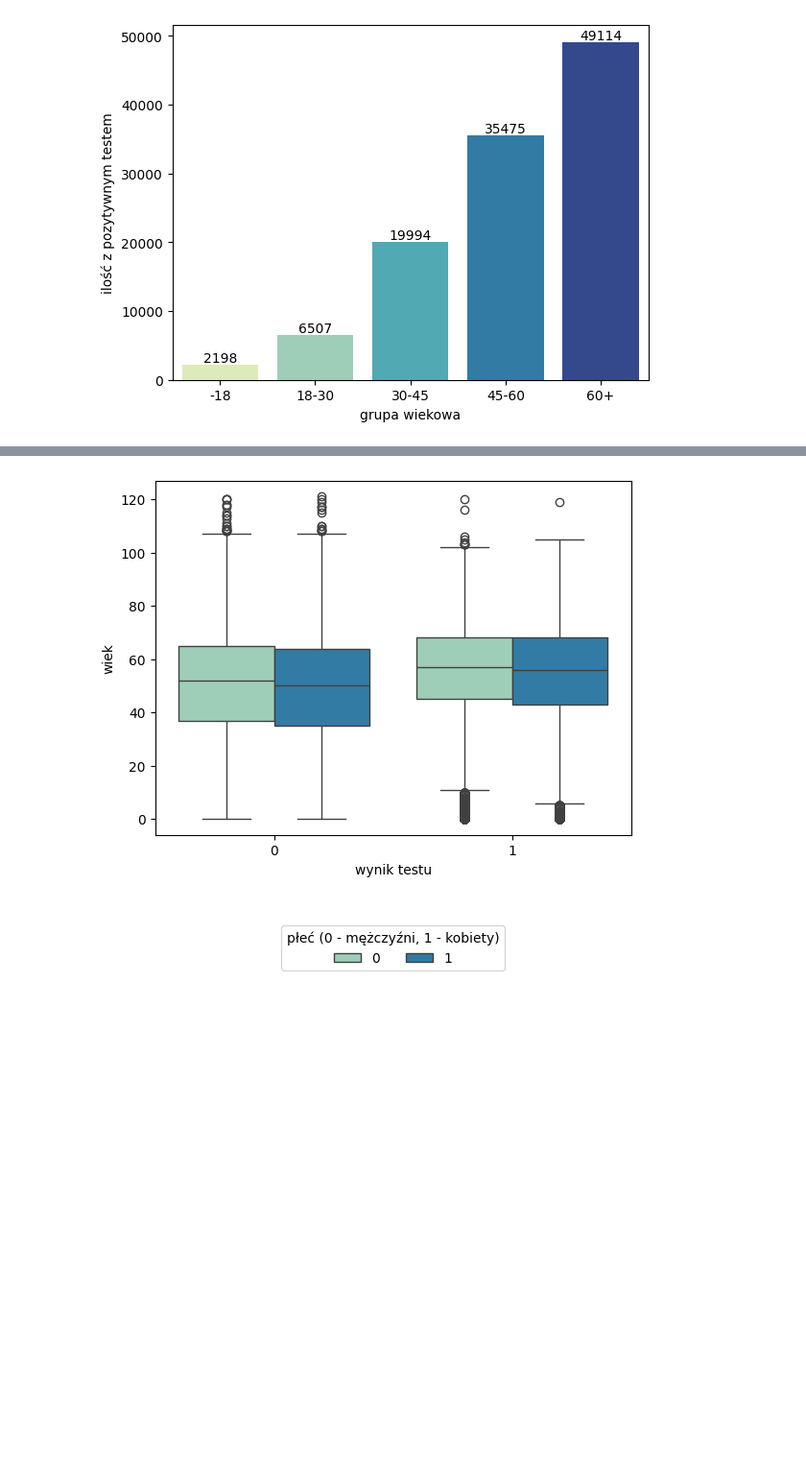
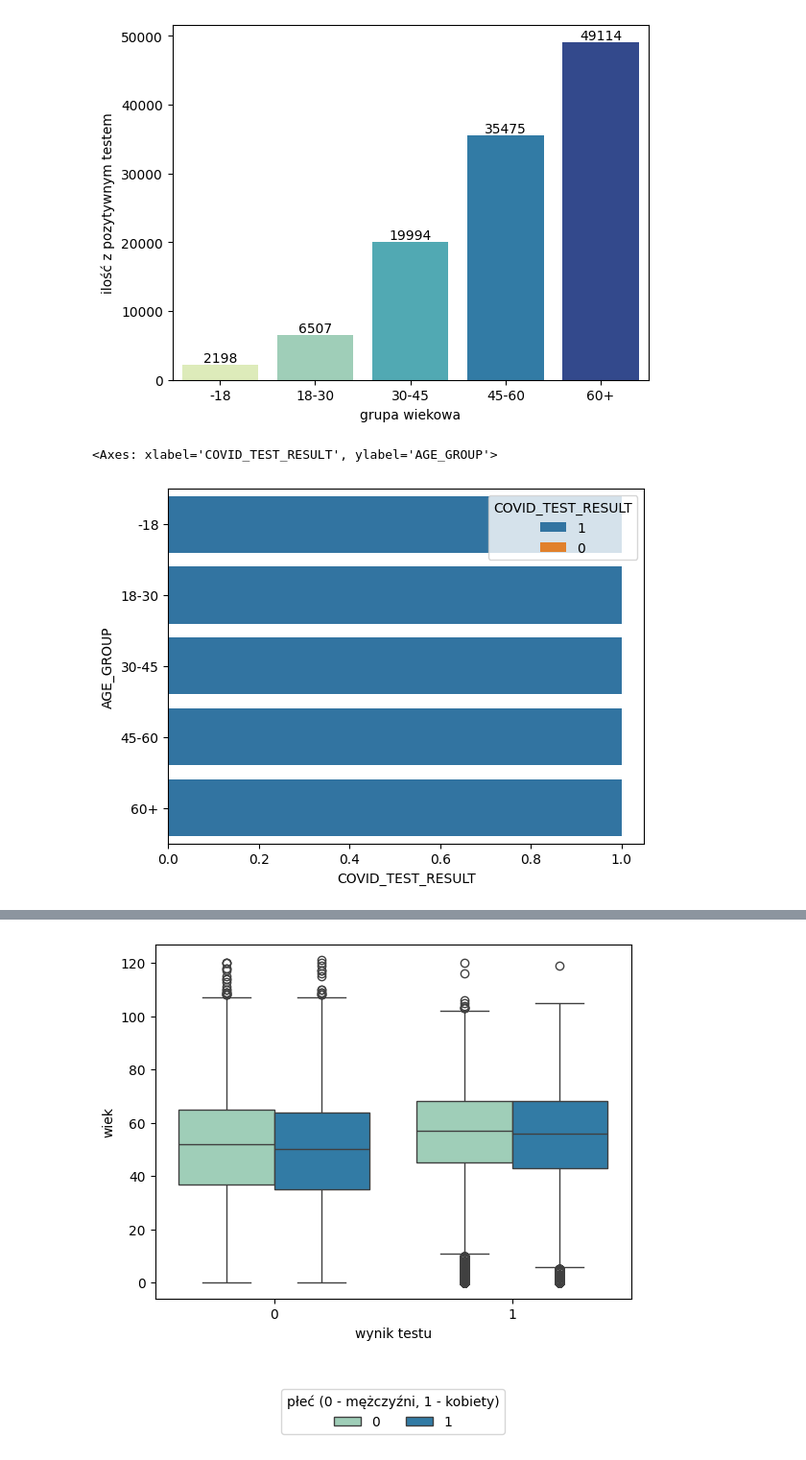
Before and after one commit to infoshareacademy/jdszr15-ITdepends, a Jupyter notebook: Covid-bb.ipynb, the cells around one changed output, grey strips where cells are left out. Shown at 96% size. Cells and saved outputs as stored; diff of their text form; code cells hidden in the pictures; blank space fills up the shorter version.

```diff
--- a/Covid-bb.ipynb
+++ b/Covid-bb.ipynb
@@ -93,0 +141,4 @@ covid['COVID_TEST_RESULT'] = covid['COVID_TEST_RESULT'].apply(lambda x: 1 if x i
+# %%
+covid['COVID_NEGATIV'] = covid['COVID_TEST_RESULT'] == 0
+# %%
+covid['COVID_NEGATIV'].replace({False: 0, True: 1}, inplace=True)
@@ -139,3 +269,16 @@ Passing `palette` without assigning `hue` is deprecated and will be removed in v
   ax = sns.barplot(x="AGE_GROUP", y="COVID_TEST_RESULT", estimator="sum", data=covid_age, palette="YlGnBu")
 [Text(0.5, 0, 'grupa wiekowa'), Text(0, 0.5, 'ilość z pozytywnym testem')]
 [figure]
+# %%
+# calculate the distribution of `Clicked` per `Rank`
+distribution = pd.crosstab(covid["AGE_GROUP"], covid["COVID_TEST_RESULT"], normalize='index')
+# %%
+
+# plot the cumsum, with reverse hue order
+sns.barplot(data=distribution.cumsum(axis=1).stack().reset_index(name='Dist'),
+            x='COVID_TEST_RESULT', y='AGE_GROUP', hue='COVID_TEST_RESULT',
+            hue_order = distribution.columns[::-1],   # reverse hue order so that the taller bars got plotted first
+            dodge=False)
+# %% [output]
+<Axes: xlabel='COVID_TEST_RESULT', ylabel='AGE_GROUP'>
+[figure, added]
```
Also changed, not shown: parts of 16 cells of this notebook, 2 other files.
